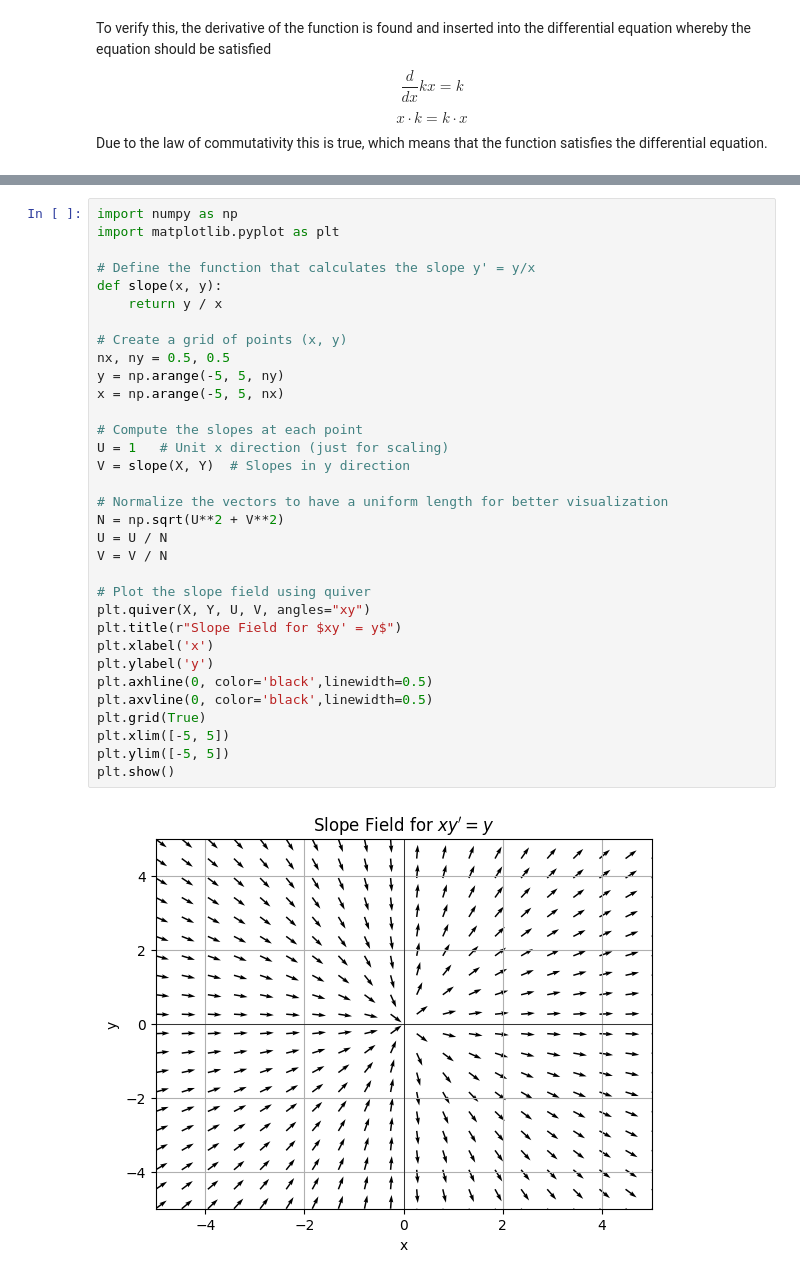
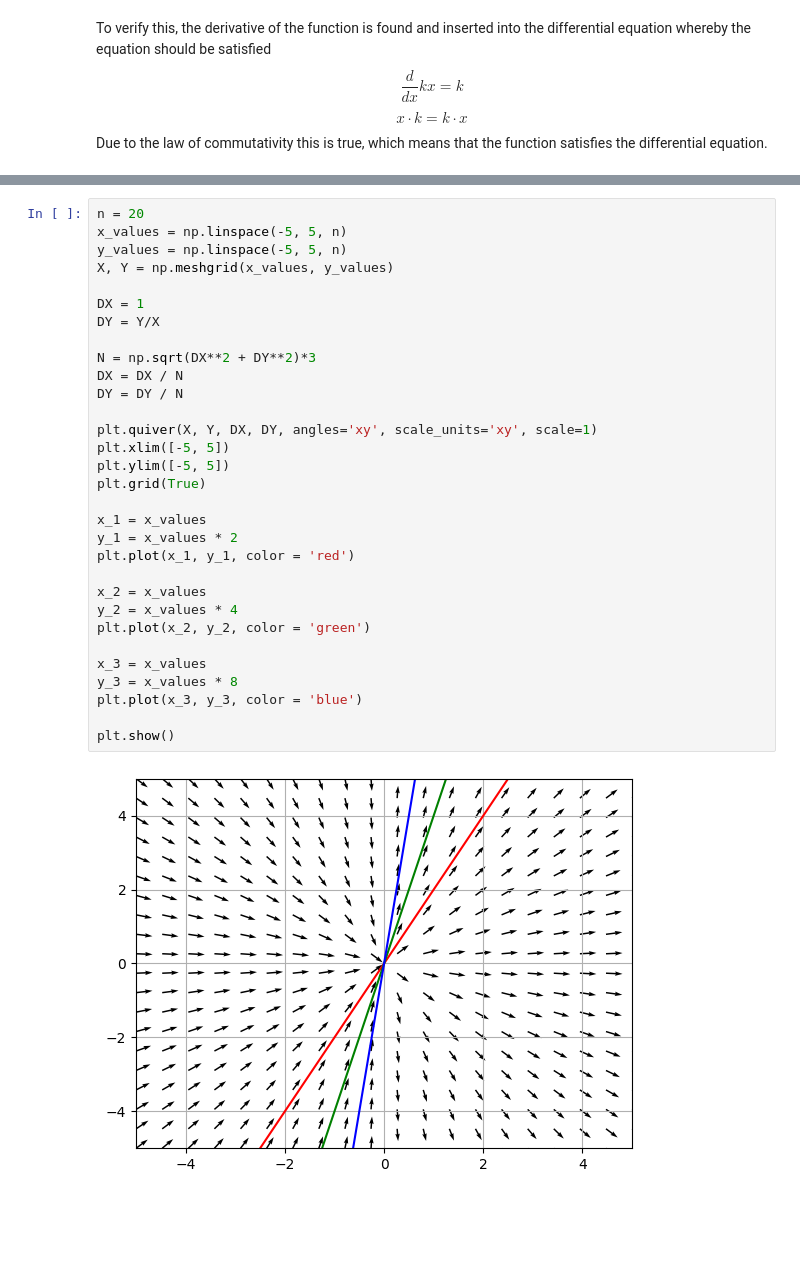
Before and after one commit to Khanrik/UniFolder, a Jupyter notebook: 3. Semester/Differentialligninger/TØ/Uge 36.ipynb, the cells around one changed output, grey strips where cells are left out. Drawn from its saved outputs; the diff is of its cells as text; blank space fills up the shorter version.

```diff
--- a/3. Semester/Differentialligninger/TØ/Uge 36.ipynb
+++ b/3. Semester/Differentialligninger/TØ/Uge 36.ipynb
@@ -373,35 +379,33 @@ plt.quiver(X, Y, dx, dy)
-# %%
-import numpy as np
-import matplotlib.pyplot as plt
-
-# Define the function that calculates the slope y' = y/x
-def slope(x, y):
-    return y / x
-
-# Create a grid of points (x, y)
-nx, ny = 0.5, 0.5
-y = np.arange(-5, 5, ny)
-x = np.arange(-5, 5, nx)
-
-# Compute the slopes at each point
-U = 1   # Unit x direction (just for scaling)
-V = slope(X, Y)  # Slopes in y direction
-
-# Normalize the vectors to have a uniform length for better visualization
-N = np.sqrt(U**2 + V**2)
-U = U / N
-V = V / N
-
-# Plot the slope field using quiver
-plt.quiver(X, Y, U, V, angles="xy")
-plt.title(r"Slope Field for $xy' = y$")
-plt.xlabel('x')
-plt.ylabel('y')
-plt.axhline(0, color='black',linewidth=0.5)
-plt.axvline(0, color='black',linewidth=0.5)
-plt.grid(True)
-plt.xlim([-5, 5])
-plt.ylim([-5, 5])
-plt.show()
-# %% [output]
-[figure, removed]
+# %%
+n = 20
+x_values = np.linspace(-5, 5, n)
+y_values = np.linspace(-5, 5, n)
+X, Y = np.meshgrid(x_values, y_values)
+
+DX = 1
+DY = Y/X
+
+N = np.sqrt(DX**2 + DY**2)*3
+DX = DX / N
+DY = DY / N
+
+plt.quiver(X, Y, DX, DY, angles='xy', scale_units='xy', scale=1)
+plt.xlim([-5, 5])
+plt.ylim([-5, 5])
+plt.grid(True)
+
+x_1 = x_values
+y_1 = x_values * 2
+plt.plot(x_1, y_1, color = 'red')
+
+x_2 = x_values
+y_2 = x_values * 4
+plt.plot(x_2, y_2, color = 'green')
+
+x_3 = x_values
+y_3 = x_values * 8
+plt.plot(x_3, y_3, color = 'blue')
+
+plt.show()
+# %% [output]
+[figure, added]
```
Also changed, not shown: parts of 9 cells of this notebook.
